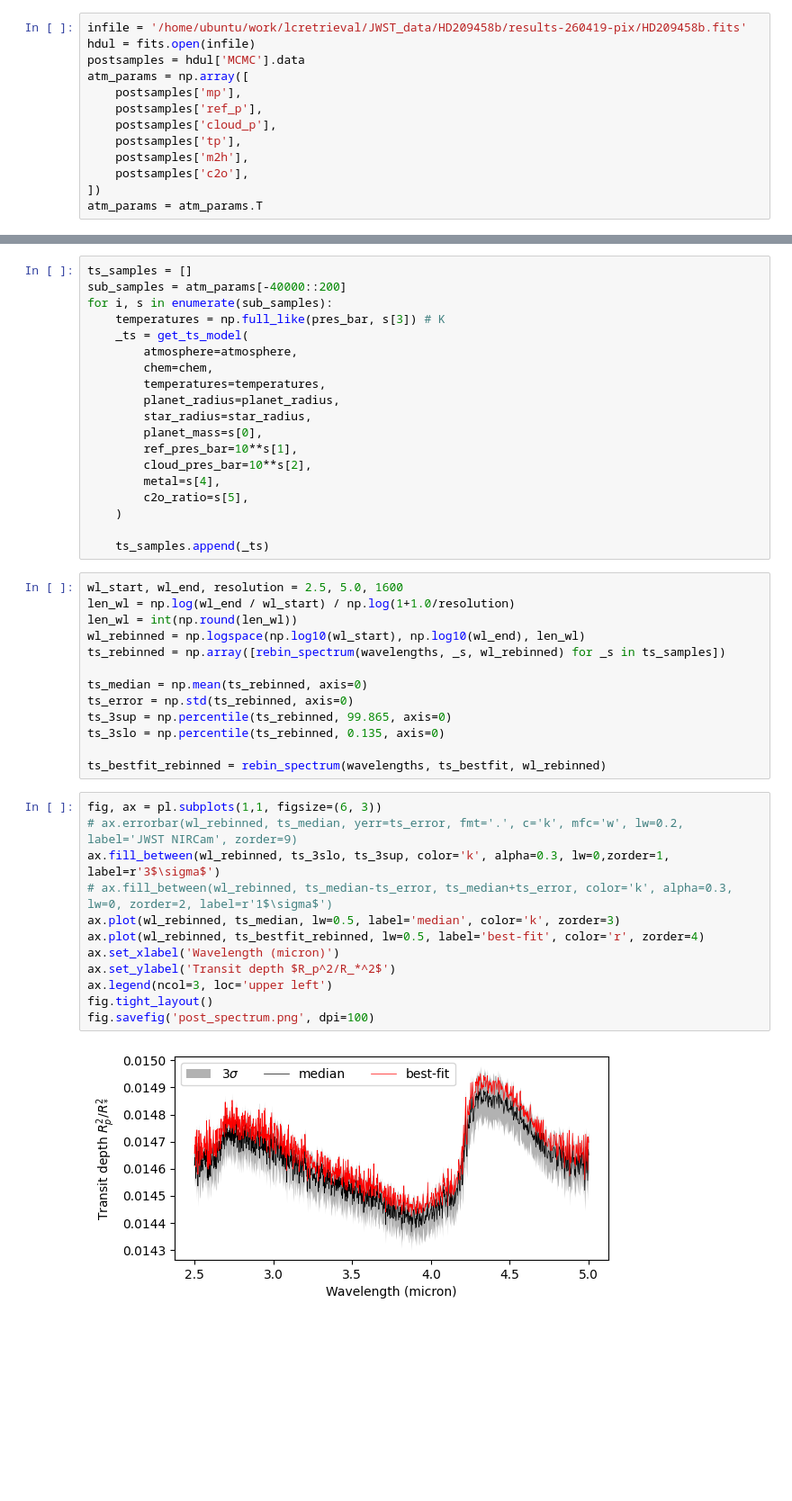
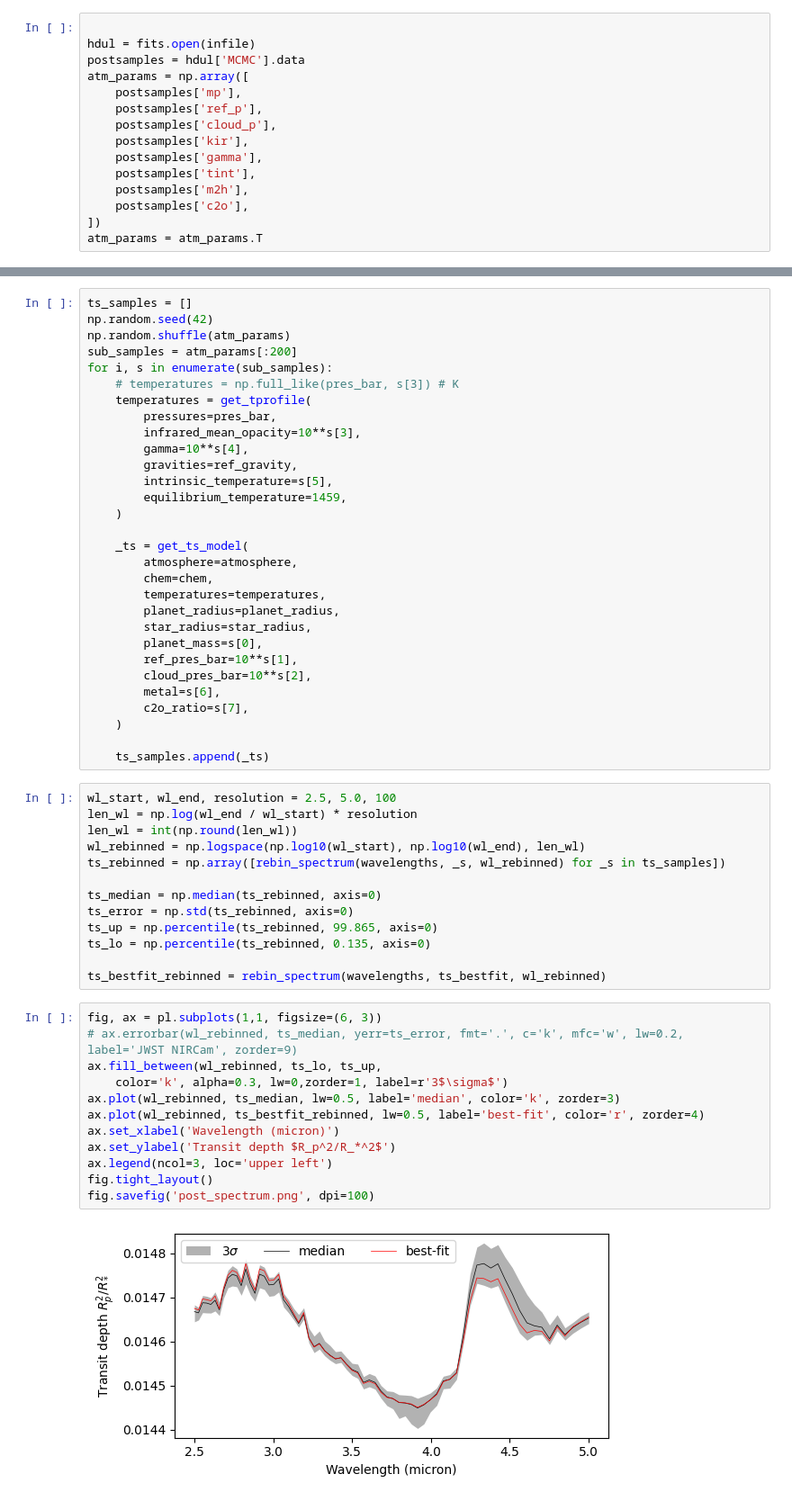
Before and after one commit to cjiang-exo/ReLiC, a Jupyter notebook: plot_ts.ipynb, the cells around one changed output, grey strips where cells are left out. Shown at 90% size. Cells and saved outputs as stored; diff of their text form; blank space fills up the shorter version.

Commit message:
modified:   config/HD209458b_pix.json 	modified:   lcr_core.py 	modified:   lcr_exec_mcmc.py 	modified:   plot_corners.ipynb 	modified:   plot_ts.ipynb

```diff
--- a/plot_ts.ipynb
+++ b/plot_ts.ipynb
@@ -75,14 +80,16 @@ Loading Radtrans opacities...
  Successfully loaded all CIA opacities
 Successfully loaded all opacities
 # %%
-infile = '/home/ubuntu/work/lcretrieval/JWST_data/HD209458b/results-260419-pix/HD209458b.fits'
+
 hdul = fits.open(infile)
 postsamples = hdul['MCMC'].data
 atm_params = np.array([
     postsamples['mp'],
     postsamples['ref_p'],
     postsamples['cloud_p'],
-    postsamples['tp'],
+    postsamples['kir'],
+    postsamples['gamma'],
+    postsamples['tint'],
     postsamples['m2h'],
     postsamples['c2o'],
 ])
@@ -186,8 +200,19 @@ fig.tight_layout()
 # %%
 ts_samples = []
-sub_samples = atm_params[-40000::200]
+np.random.seed(42)
+np.random.shuffle(atm_params)
+sub_samples = atm_params[:200]
 for i, s in enumerate(sub_samples):
-    temperatures = np.full_like(pres_bar, s[3]) # K
+    # temperatures = np.full_like(pres_bar, s[3]) # K
+    temperatures = get_tprofile(
+        pressures=pres_bar,
+        infrared_mean_opacity=10**s[3],
+        gamma=10**s[4],
+        gravities=ref_gravity,
+        intrinsic_temperature=s[5],
+        equilibrium_temperature=1459,
+    )
+
     _ts = get_ts_model(
         atmosphere=atmosphere,
         chem=chem,
@@ -197,35 +222,35 @@ for i, s in enumerate(sub_samples):
         planet_mass=s[0],
         ref_pres_bar=10**s[1],
         cloud_pres_bar=10**s[2],
-        metal=s[4],
-        c2o_ratio=s[5],
+        metal=s[6],
+        c2o_ratio=s[7],
     )
 
     ts_samples.append(_ts)
 # %%
-wl_start, wl_end, resolution = 2.5, 5.0, 1600
-len_wl = np.log(wl_end / wl_start) / np.log(1+1.0/resolution)
+wl_start, wl_end, resolution = 2.5, 5.0, 100
+len_wl = np.log(wl_end / wl_start) * resolution
 len_wl = int(np.round(len_wl))
 wl_rebinned = np.logspace(np.log10(wl_start), np.log10(wl_end), len_wl)
 ts_rebinned = np.array([rebin_spectrum(wavelengths, _s, wl_rebinned) for _s in ts_samples])
 
-ts_median = np.mean(ts_rebinned, axis=0)
+ts_median = np.median(ts_rebinned, axis=0)
 ts_error = np.std(ts_rebinned, axis=0)
-ts_3sup = np.percentile(ts_rebinned, 99.865, axis=0)
-ts_3slo = np.percentile(ts_rebinned, 0.135, axis=0)
+ts_up = np.percentile(ts_rebinned, 99.865, axis=0)
+ts_lo = np.percentile(ts_rebinned, 0.135, axis=0)
 
 ts_bestfit_rebinned = rebin_spectrum(wavelengths, ts_bestfit, wl_rebinned)
 # %%
 fig, ax = pl.subplots(1,1, figsize=(6, 3))
 # ax.errorbar(wl_rebinned, ts_median, yerr=ts_error, fmt='.', c='k', mfc='w', lw=0.2, label='JWST NIRCam', zorder=9)
-ax.fill_between(wl_rebinned, ts_3slo, ts_3sup, color='k', alpha=0.3, lw=0,zorder=1, label=r'3$\sigma$')
-# ax.fill_between(wl_rebinned, ts_median-ts_error, ts_median+ts_error, color='k', alpha=0.3, lw=0, zorder=2, label=r'1$\sigma$')
+ax.fill_between(wl_rebinned, ts_lo, ts_up,
+    color='k', alpha=0.3, lw=0,zorder=1, label=r'3$\sigma$')
 ax.plot(wl_rebinned, ts_median, lw=0.5, label='median', color='k', zorder=3)
 ax.plot(wl_rebinned, ts_bestfit_rebinned, lw=0.5, label='best-fit', color='r', zorder=4)
 ax.set_xlabel('Wavelength (micron)')
 ax.set_ylabel('Transit depth $R_p^2/R_*^2$')
 ax.legend(ncol=3, loc='upper left')
 fig.tight_layout()
 fig.savefig('post_spectrum.png', dpi=100)
 # %% [output]
-[figure, old version]
+[figure, new version]
```
Also changed, not shown: parts of 4 cells of this notebook, 7 other files.
